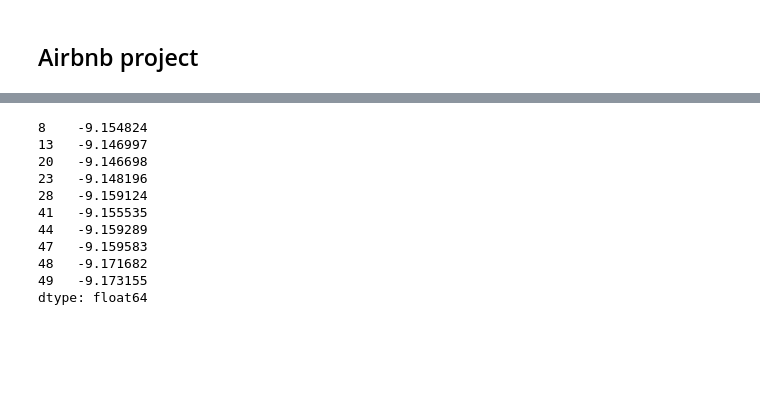
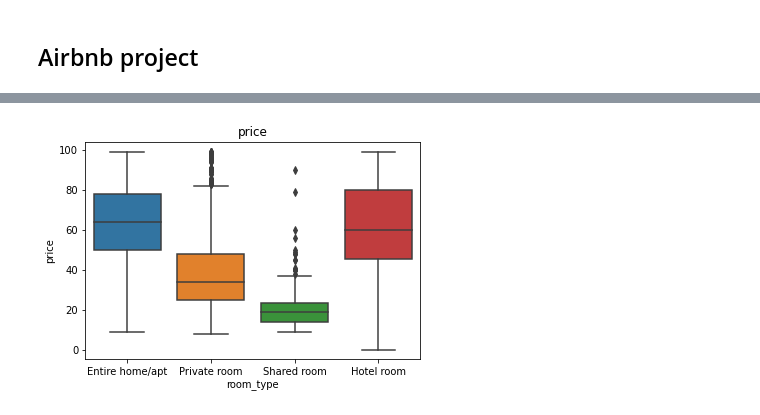
Before and after one commit to AlessandroTorella/Airbnb_project, a Jupyter notebook: Project.ipynb, the cells around one changed output, grey strips where cells are left out. Cells and saved outputs as stored; diff of their text form; code cells hidden in the pictures; blank space fills up the shorter version.

```diff
--- a/Project.ipynb
+++ b/Project.ipynb
@@ -55,0 +72,2 @@ metro['color_eng'] = (metro['LINHA']).map(colors)
+# %%
+df = df.drop(columns = ['host_name', 'host_id', 'license', 'id', 'name'])
@@ -55,0 +91,2 @@ metro['color_eng'] = (metro['LINHA']).map(colors)
+# %%
+df = df.drop(columns = ['last_review', 'reviews_per_month'])
@@ -55,0 +97,5 @@ metro['color_eng'] = (metro['LINHA']).map(colors)
+# %%
+enc = OneHotEncoder(handle_unknown='ignore')
+enc_df = pd.DataFrame(enc.fit_transform(df[['room_type']]).toarray())
+df = df.join(enc_df)
+#df = df.drop(columns=['room_type'])
@@ -55,0 +136,6 @@ metro['color_eng'] = (metro['LINHA']).map(colors)
+# %%
+gdf = gpd.GeoDataFrame(df, geometry=gpd.points_from_xy(df.longitude, df.latitude))
+gdf_lisboa = gdf[gdf.neighbourhood_group == 'Lisboa']
+gdf_lisboa_low100 = gdf_lisboa[gdf_lisboa['price'] < 100]
+gdf_lisboa_high100 = gdf_lisboa[gdf_lisboa['price'] > 100]
+gdf = gdf.drop(columns = ['latitude', 'longitude'])
@@ -82,14 +164,6 @@ linha_amarela = metro[metro.LINHA == 'Amarela']
-# %%
-linha_amarela.geometry.x
-# %% [output]
-8    -9.154824
-13   -9.146997
-20   -9.146698
-23   -9.148196
-28   -9.159124
-41   -9.155535
-44   -9.159289
-47   -9.159583
-48   -9.171682
-49   -9.173155
-dtype: float64
+# %%
+import seaborn as sns
+#sns.displot(data = gdf_lisboa, x = 'price', kde=True).set(title = 'Price distribution');
+sns.boxplot(data=gdf_lisboa_low100, y='price', x='room_type').set(title='price');
+# %% [output]
+[figure, added]
```
Also changed, not shown: parts of 27 cells of this notebook.
